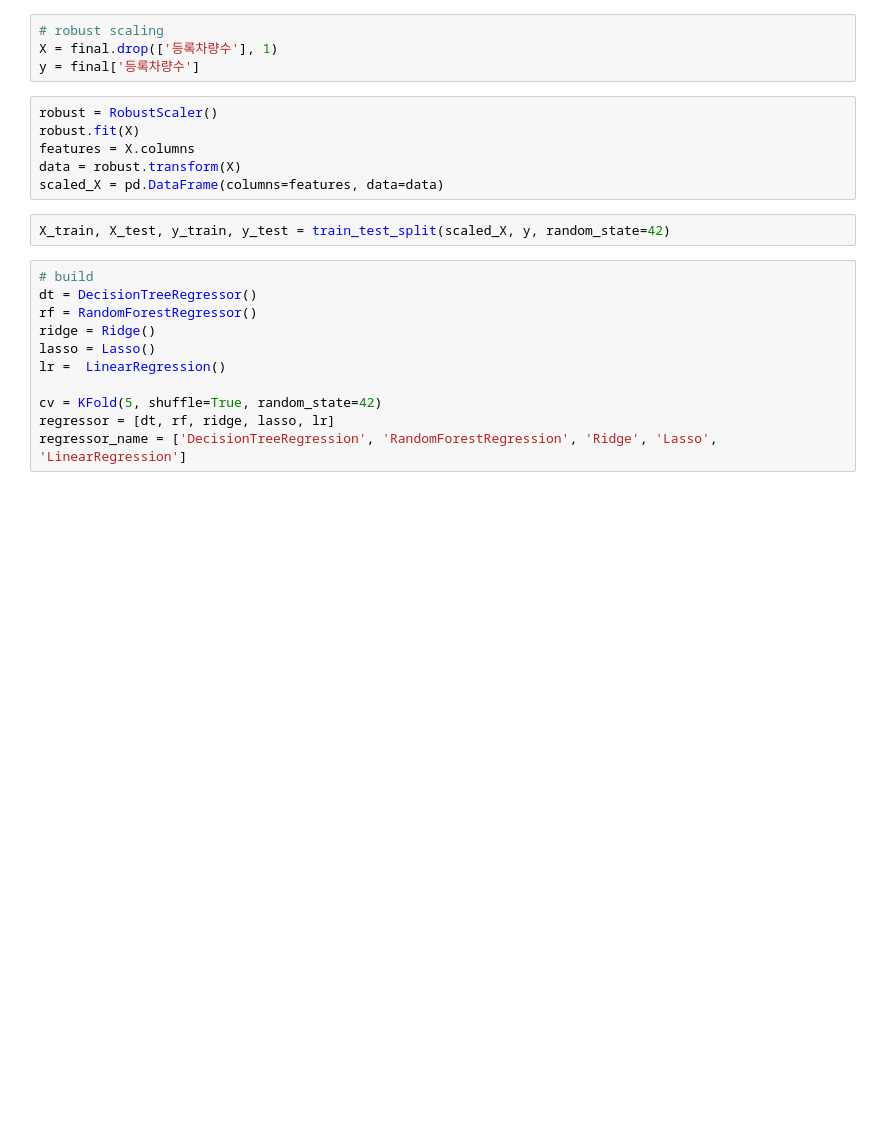
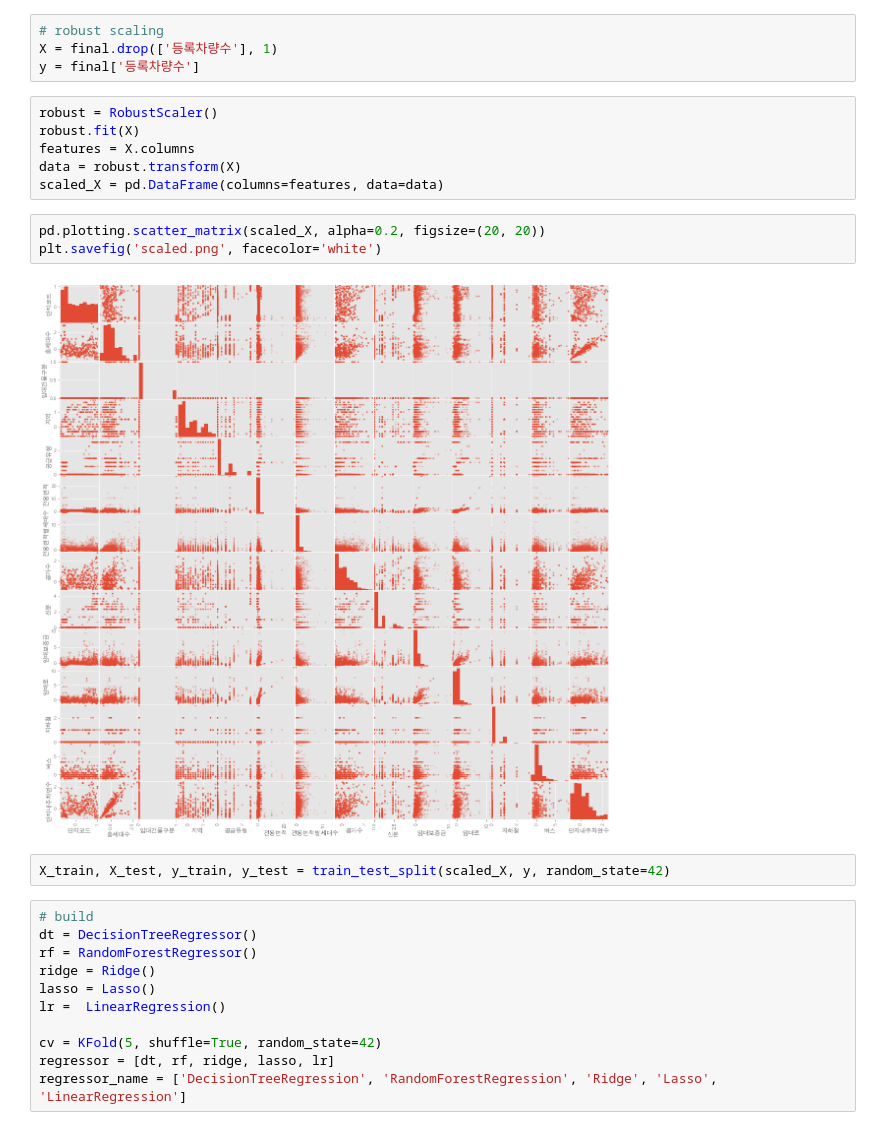
Before and after one commit to solyourock/parking, a Jupyter notebook: jupyter notebook/final.ipynb, the cells around one changed output. Cells and saved outputs as stored; diff of their text form; blank space fills up the shorter version.

```diff
--- a/jupyter notebook/final.ipynb
+++ b/jupyter notebook/final.ipynb
@@ -386,6 +386,11 @@ robust.fit(X)
 features = X.columns
 data = robust.transform(X)
 scaled_X = pd.DataFrame(columns=features, data=data)
+# %%
+pd.plotting.scatter_matrix(scaled_X, alpha=0.2, figsize=(20, 20))
+plt.savefig('scaled.png', facecolor='white')
+# %% [output]
+[figure, added]
 # %%
 X_train, X_test, y_train, y_test = train_test_split(scaled_X, y, random_state=42)
 # %%
```
Also changed, not shown: parts of 4 cells of this notebook.
